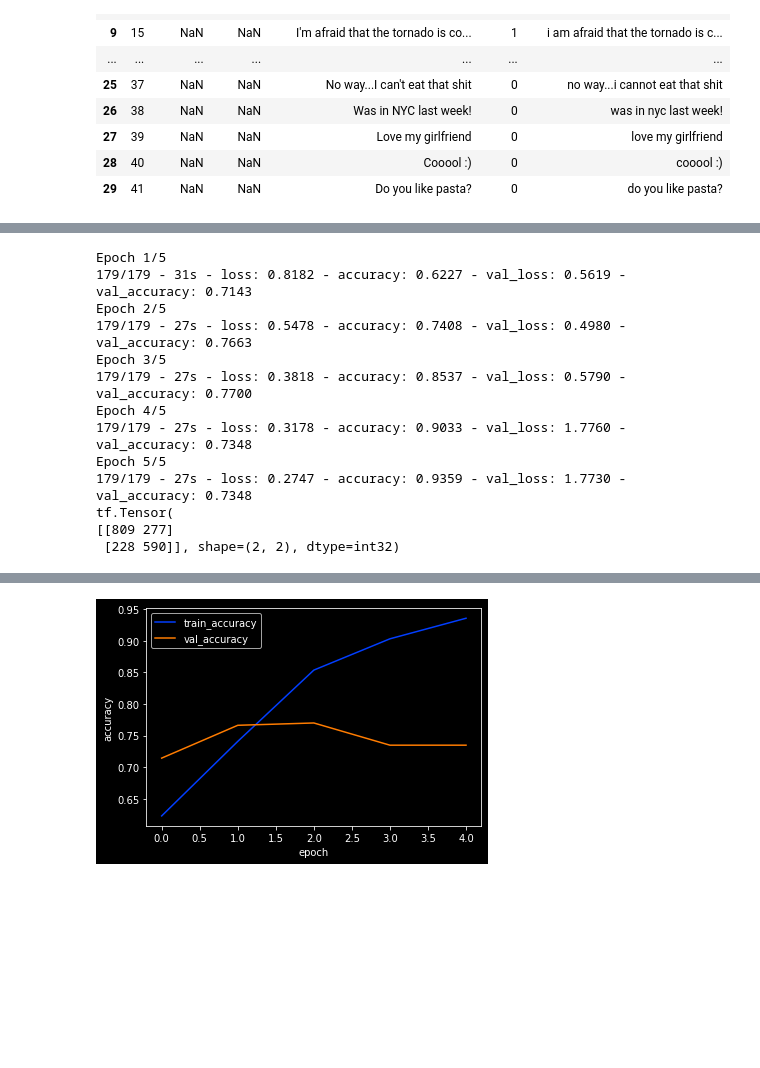
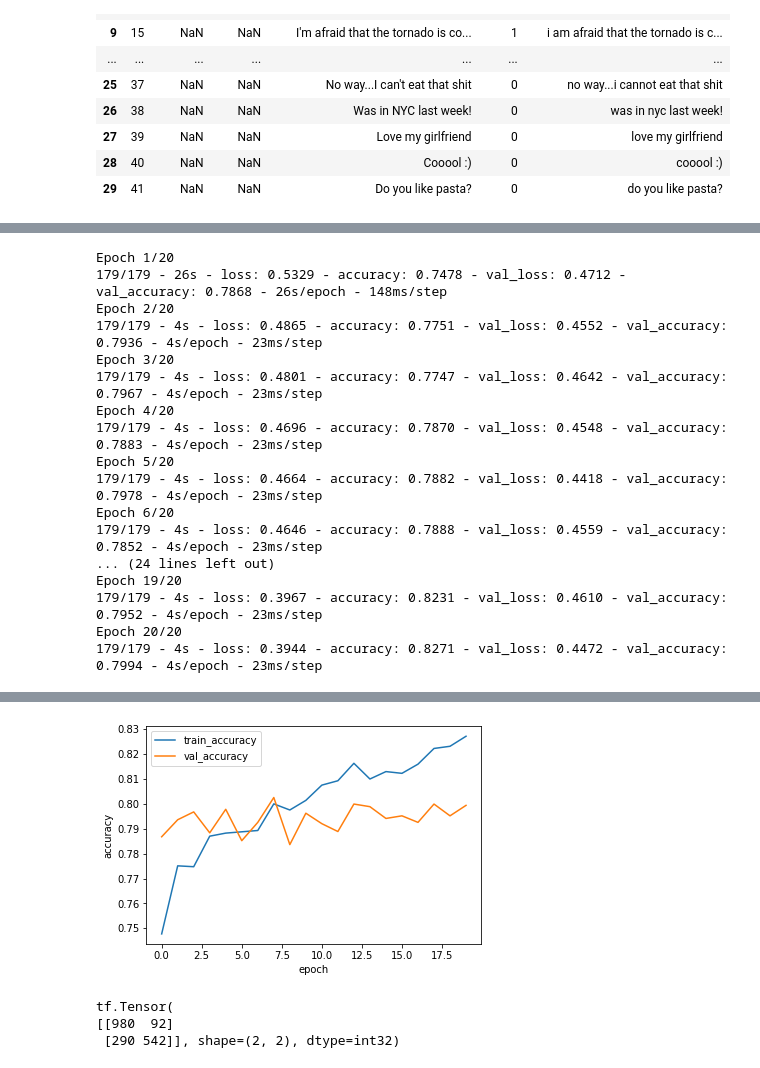
Before and after one commit to LRozeboom/nlp_disaster, a Jupyter notebook: disaster_analysis_tensorflow.ipynb, the cells around one changed output, grey strips where cells are left out. Saved outputs shown, nothing was run; the diff lists cells and outputs as text; code cells hidden in the pictures; blank space fills up the shorter version.

Commit message:
added Glove embeddings to model

```diff
--- a/disaster_analysis_tensorflow.ipynb
+++ b/disaster_analysis_tensorflow.ipynb
@@ -532,23 +514,24 @@ val_padded=pad_sequences(val_seq,maxlen=max_length, padding=padding_type, trunca
 # %%
+#bert_layer = hub.KerasLayer('https://tfhub.dev/tensorflow/bert_en_uncased_L-12_H-768_A-12/1', trainable=True)
+#bert_layer=hub.KerasLayer(module_url, trainable=True, name='BERT')
+#bert_preprocessing=hub.KerasLayer(tfhub_handle_preprocess, trainable=True, name='vectorizing')
 
-# module_url = "https://tfhub.dev/tensorflow/bert_en_uncased_L-24_H-1024_A-16/1"
-# tfhub_handle_preprocess = 'https://tfhub.dev/tensorflow/bert_en_uncased_preprocess/3'
-
-
-# bert_layer=hub.KerasLayer(module_url, trainable=True, name='BERT')
-# bert_preprocessing=hub.KerasLayer(tfhub_handle_preprocess, trainable=True, name='vectorizing')
 
 
 model=tf.keras.Sequential([
-    tf.keras.layers.Embedding(vocab_size,embedding_dim,input_length=max_length,mask_zero=True),
-    tf.keras.layers.Bidirectional(tf.keras.layers.LSTM(16,return_sequences=True)),
-    tf.keras.layers.Bidirectional(tf.keras.layers.LSTM(8,return_sequences=True)),
-    tf.keras.layers.Dropout(0.2),
-    tf.keras.layers.GlobalMaxPool1D(),
-    tf.keras.layers.Dropout(0.2),
-    tf.keras.layers.Dense(8, activation='relu'),
-    tf.keras.layers.Dropout(0.2),
-    tf.keras.layers.Dense(1)
+    tf.keras.layers.Embedding(len(word_index) + 1,embedding_dim,weights = [embedding_matrix],input_length=max_length,trainable = False), #must not be trainable as we use pretrained Glove embeddings
+    #tf.keras.layers.Embedding(vocab_size,embedding_dim,input_length=max_length,mask_zero=True),
+    tf.keras.layers.Dropout(0.5),
+    tf.keras.layers.Bidirectional(tf.keras.layers.LSTM(64,return_sequences=True)),
+    tf.keras.layers.Bidirectional(tf.keras.layers.LSTM(32)),
+    tf.keras.layers.Dropout(0.5),
+    tf.keras.layers.Dense(64, activation='relu'),
+    tf.keras.layers.Dense(1,activation='sigmoid')
 ])
+
+
 model.compile(loss='binary_crossentropy',optimizer='adam',metrics=['accuracy'])
+model.summary()
+
+tf.keras.utils.plot_model(model, show_shapes=True)
 # %% [output]
@@ -579,12 +559,6 @@ _________________________________________________________________
 # %%
-num_epochs = 5
+num_epochs = 20
 history = model.fit(train_padded, ytrain, epochs=num_epochs, validation_data=(val_padded, yval), verbose=2)
-
-yhat=model.predict(val_padded)
-
-ypred=[1 if val>0.5 else 0 for val in yhat ]
-print(confusion_matrix(yval,ypred))
-
 
 plt.plot(history.history['accuracy'],label='train_accuracy')
 plt.plot(history.history['val_accuracy'],label='val_accuracy')
@@ -592,17 +566,25 @@ plt.ylabel('accuracy')
 plt.xlabel('epoch')
 plt.legend()
 plt.show()
+
+yhat=model.predict(val_padded)
+ypred=[1 if val>0.5 else 0 for val in yhat ]
+print(confusion_matrix(yval,ypred))
 # %% [output]
-Epoch 1/5
-179/179 - 31s - loss: 0.8182 - accuracy: 0.6227 - val_loss: 0.5619 - val_accuracy: 0.7143
-Epoch 2/5
-179/179 - 27s - loss: 0.5478 - accuracy: 0.7408 - val_loss: 0.4980 - val_accuracy: 0.7663
-Epoch 3/5
-179/179 - 27s - loss: 0.3818 - accuracy: 0.8537 - val_loss: 0.5790 - val_accuracy: 0.7700
-Epoch 4/5
-179/179 - 27s - loss: 0.3178 - accuracy: 0.9033 - val_loss: 1.7760 - val_accuracy: 0.7348
-Epoch 5/5
-179/179 - 27s - loss: 0.2747 - accuracy: 0.9359 - val_loss: 1.7730 - val_accuracy: 0.7348
-tf.Tensor(
-[[809 277]
- [228 590]], shape=(2, 2), dtype=int32)
+Epoch 1/20
+179/179 - 26s - loss: 0.5329 - accuracy: 0.7478 - val_loss: 0.4712 - val_accuracy: 0.7868 - 26s/epoch - 148ms/step
+Epoch 2/20
+179/179 - 4s - loss: 0.4865 - accuracy: 0.7751 - val_loss: 0.4552 - val_accuracy: 0.7936 - 4s/epoch - 23ms/step
+Epoch 3/20
+179/179 - 4s - loss: 0.4801 - accuracy: 0.7747 - val_loss: 0.4642 - val_accuracy: 0.7967 - 4s/epoch - 23ms/step
+Epoch 4/20
+179/179 - 4s - loss: 0.4696 - accuracy: 0.7870 - val_loss: 0.4548 - val_accuracy: 0.7883 - 4s/epoch - 23ms/step
+Epoch 5/20
+179/179 - 4s - loss: 0.4664 - accuracy: 0.7882 - val_loss: 0.4418 - val_accuracy: 0.7978 - 4s/epoch - 23ms/step
+Epoch 6/20
+179/179 - 4s - loss: 0.4646 - accuracy: 0.7888 - val_loss: 0.4559 - val_accuracy: 0.7852 - 4s/epoch - 23ms/step
+... (24 lines left out)
+Epoch 19/20
+179/179 - 4s - loss: 0.3967 - accuracy: 0.8231 - val_loss: 0.4610 - val_accuracy: 0.7952 - 4s/epoch - 23ms/step
+Epoch 20/20
+179/179 - 4s - loss: 0.3944 - accuracy: 0.8271 - val_loss: 0.4472 - val_accuracy: 0.7994 - 4s/epoch - 23ms/step
@@ -609,4 +592,7 @@ tf.Tensor(
-[figure, old version]
+[figure, new version]
+tf.Tensor(
+[[980  92]
+ [290 542]], shape=(2, 2), dtype=int32)
 # %%
 #now apply the moddel to predict wether a sentence is about a disaster
 
```
Also changed, not shown: parts of 20 cells of this notebook, 4 other files.
